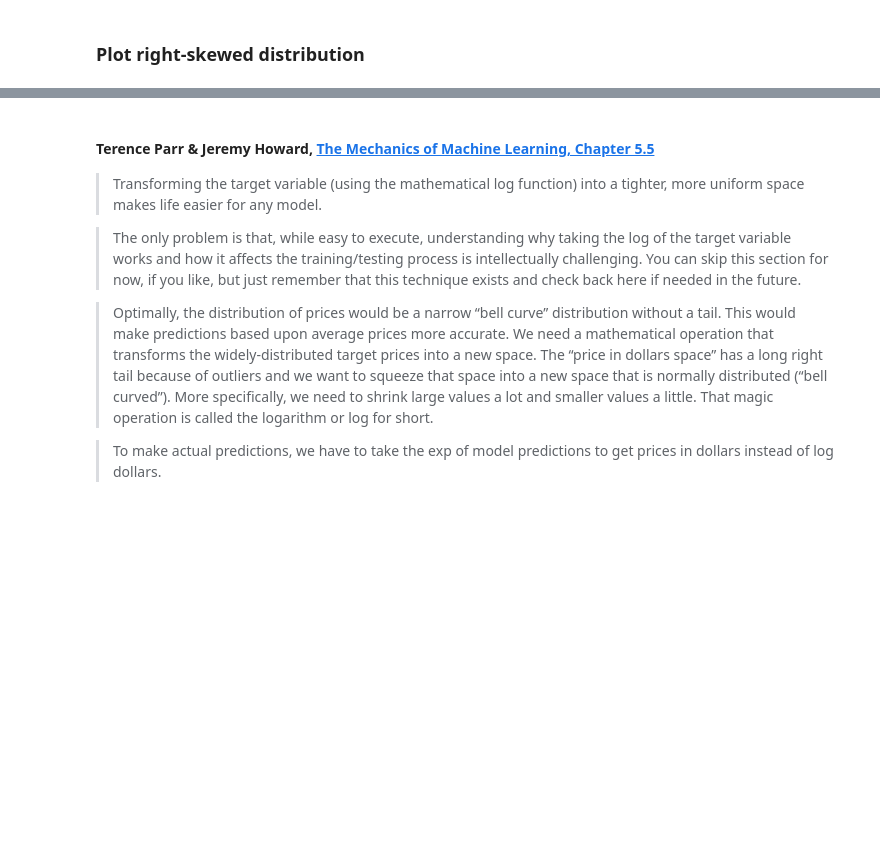
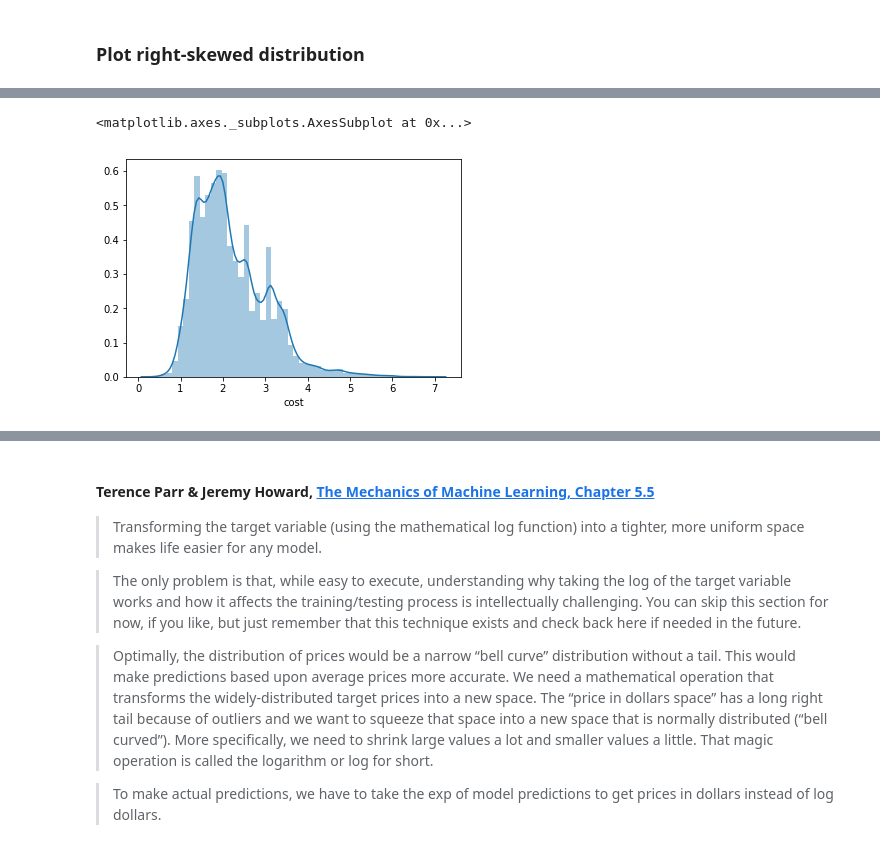
Before and after one commit to LambdaSchool/DEPRECATED-DS-Unit-2-Applied-Modeling, a Jupyter notebook: module1-log-linear-regression/log_linear_regression.ipynb, the cells around one changed output, grey strips where cells are left out. Drawn from its saved outputs; the diff is of its cells as text; code cells hidden in the pictures; blank space fills up the shorter version.

```diff
--- a/module1-log-linear-regression/log_linear_regression.ipynb
+++ b/module1-log-linear-regression/log_linear_regression.ipynb
@@ -259,0 +384,6 @@ len(trainval_tube_assemblies), len(test_tube_assemblies)
+# %%
+y_train_log = np.log1p(y_train)
+sns.distplot(y_train_log)
+# %% [output]
+<matplotlib.axes._subplots.AxesSubplot at 0x...>
+[figure, added]
```
Also changed, not shown: parts of 51 cells of this notebook.
